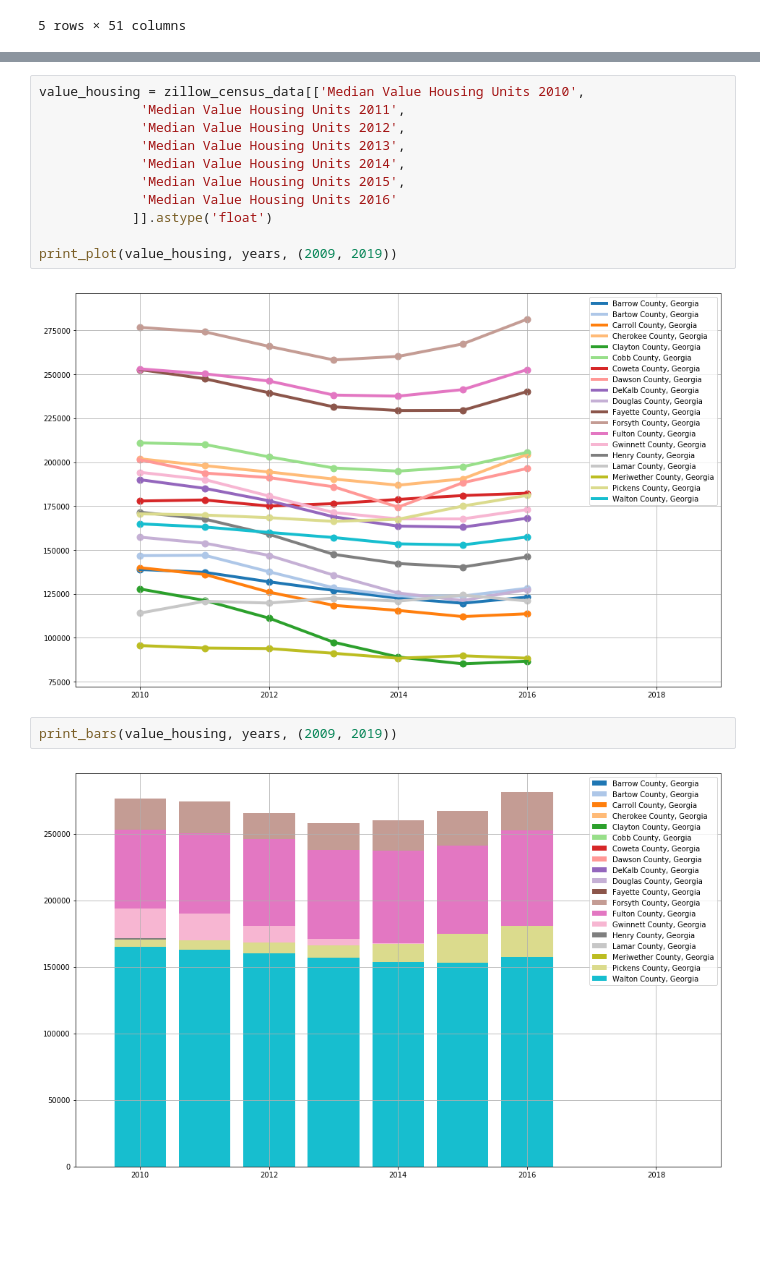
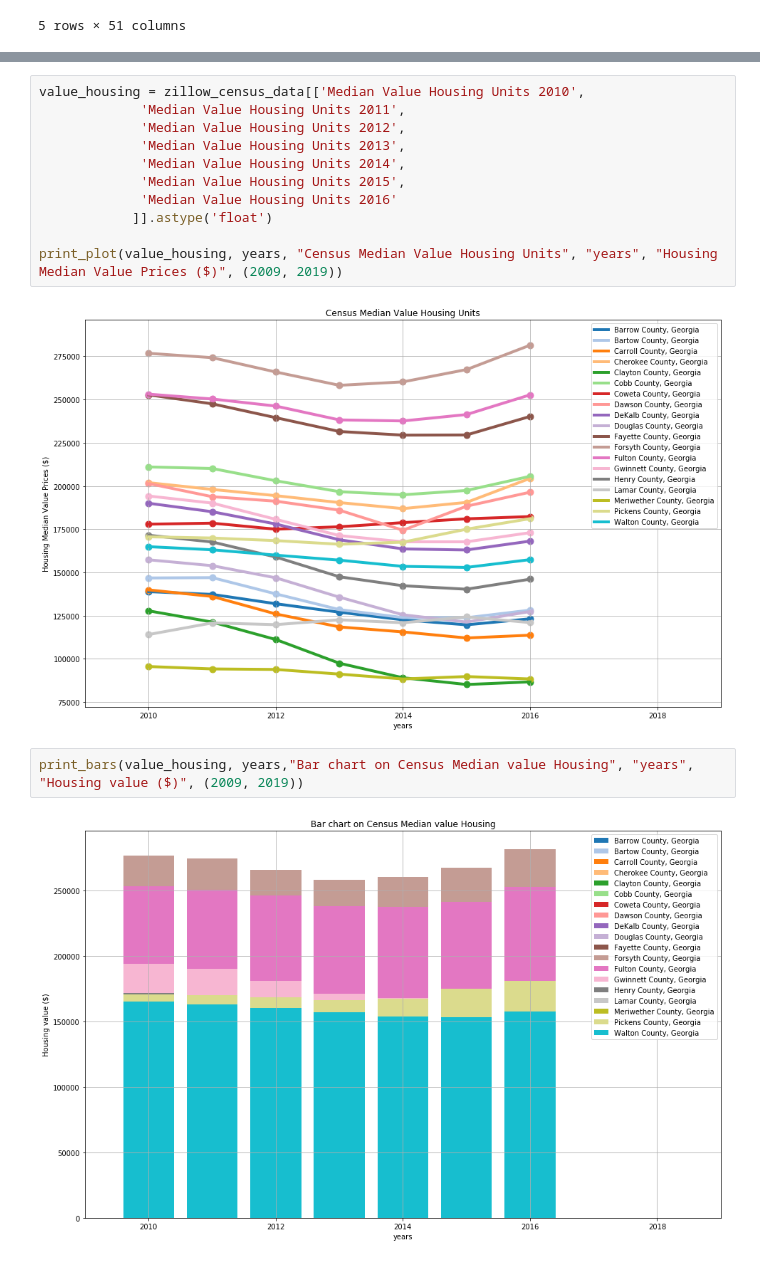
Before and after one commit to ricleongo/HousePricePredict, a Jupyter notebook: data_exploration.ipynb, the cells around one changed output, grey strips where cells are left out. Cells and saved outputs as stored; diff of their text form; blank space fills up the shorter version.

Commit message:
updates on histogram and plot details

```diff
--- a/data_exploration.ipynb
+++ b/data_exploration.ipynb
@@ -186,10 +210,10 @@ value_housing = zillow_census_data[['Median Value Housing Units 2010',
              'Median Value Housing Units 2016'
             ]].astype('float')
 
-print_plot(value_housing, years, (2009, 2019))
+print_plot(value_housing, years, "Census Median Value Housing Units", "years", "Housing Median Value Prices ($)", (2009, 2019))
 # %% [output]
-[figure, old version]
+[figure, new version]
 # %%
-print_bars(value_housing, years, (2009, 2019))
+print_bars(value_housing, years,"Bar chart on Census Median value Housing", "years", "Housing value ($)", (2009, 2019))
 # %% [output]
-[figure, old version]
+[figure, new version]
```
Also changed, not shown: parts of 7 cells of this notebook, 1 other file.
